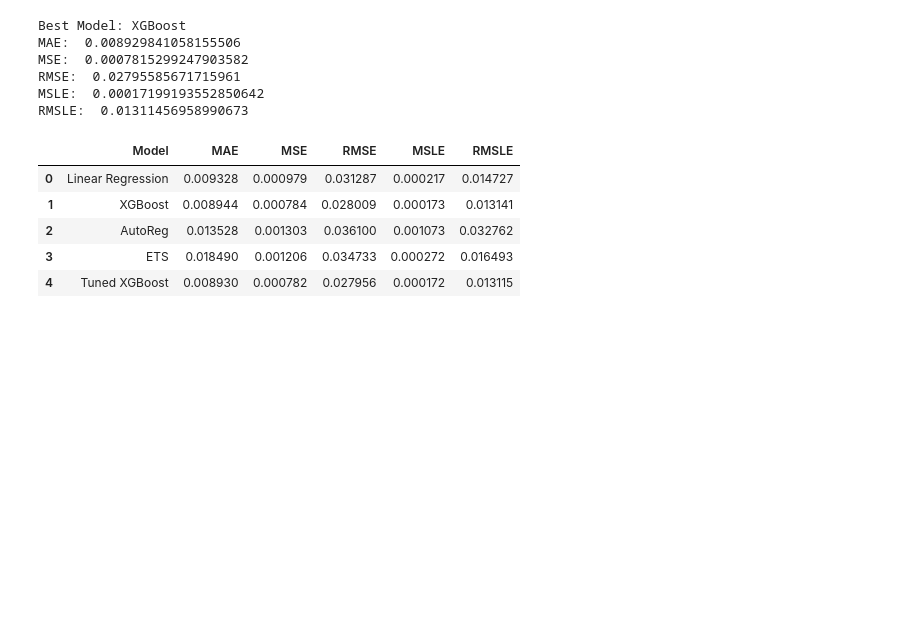
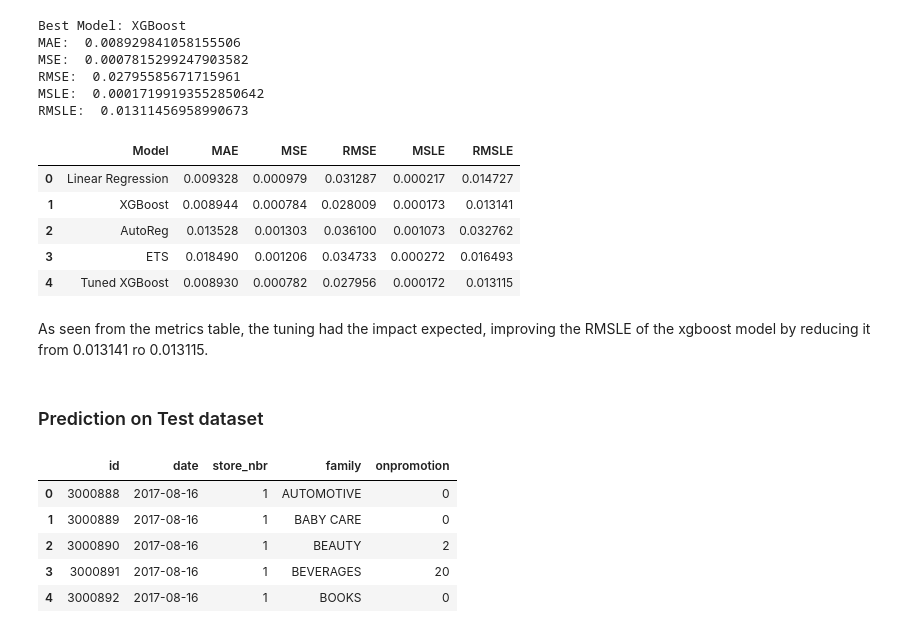
Before and after one commit to richmond-yeboah/Corporacion-Favorita-Stores-Sales-prediction, a Jupyter notebook: Notebooks/main.ipynb, the cells around one changed output. Cells and saved outputs as stored; diff of their text form; code cells hidden in the pictures; blank space fills up the shorter version.

```diff
--- a/Notebooks/main.ipynb
+++ b/Notebooks/main.ipynb
@@ -1749,3 +1758,20 @@ results
 | 2 | AutoReg | 0.013528 | 0.001303 | 0.036100 | 0.001073 | 0.032762 |
 | 3 | ETS | 0.018490 | 0.001206 | 0.034733 | 0.000272 | 0.016493 |
 | 4 | Tuned XGBoost | 0.008930 | 0.000782 | 0.027956 | 0.000172 | 0.013115 |
+# %% [markdown]
+As seen from the metrics table, the tuning had the impact expected, improving the RMSLE of the xgboost model by reducing it from 0.013141 ro 0.013115.
+# %% [markdown]
+### Prediction on Test dataset
+# %%
+url = "https://raw.githubusercontent.com/richmond-yeboah/Corporacion-Favorita-Stores-Sales-prediction/main/Data/test.csv"
+
+test = pd.read_csv(url)
+
+test.head()
+# %% [output]
+|  | id | date | store_nbr | family | onpromotion |
+| 0 | 3000888 | 2017-08-16 | 1 | AUTOMOTIVE | 0 |
+| 1 | 3000889 | 2017-08-16 | 1 | BABY CARE | 0 |
+| 2 | 3000890 | 2017-08-16 | 1 | BEAUTY | 2 |
+| 3 | 3000891 | 2017-08-16 | 1 | BEVERAGES | 20 |
+| 4 | 3000892 | 2017-08-16 | 1 | BOOKS | 0 |
```
Also changed, not shown: parts of 15 cells of this notebook.
